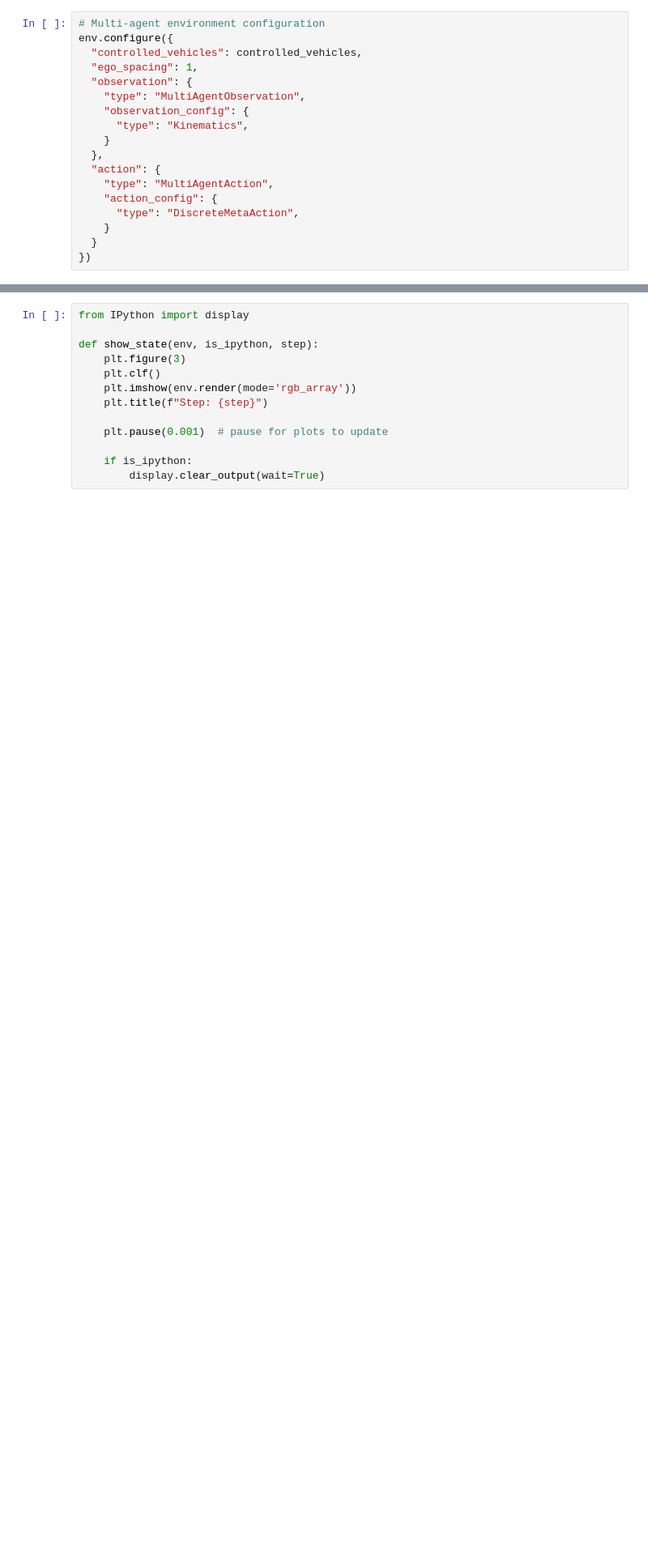
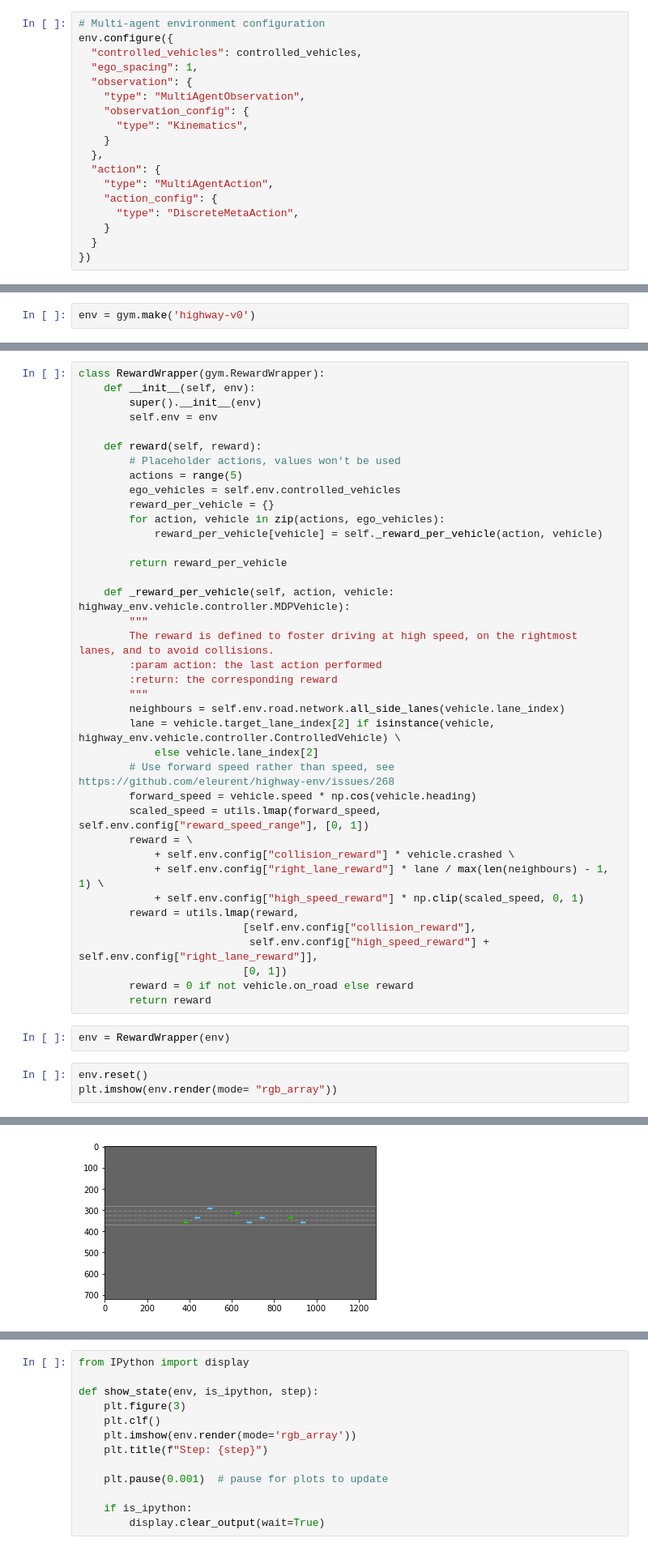
Before and after one commit to charbel-a-hC/ups-marl-benchmark, a Jupyter notebook: SML_CharbelAbiHana_Project.ipynb, the cells around one changed output, grey strips where cells are left out. Shown at 81% size. Drawn from its saved outputs; the diff is of its cells as text; blank space fills up the shorter version.

Commit message:
Added MARL Rewards Function

```diff
--- a/SML_CharbelAbiHana_Project.ipynb
+++ b/SML_CharbelAbiHana_Project.ipynb
@@ -365,0 +356,2 @@ env.configure({
+# %%
+env = gym.make('highway-v0')
@@ -365,0 +411,44 @@ env.configure({
+# %%
+class RewardWrapper(gym.RewardWrapper):
+    def __init__(self, env):
+        super().__init__(env)
+        self.env = env
+
+    def reward(self, reward):
+        # Placeholder actions, values won't be used
+        actions = range(5)
+        ego_vehicles = self.env.controlled_vehicles
+        reward_per_vehicle = {}
+        for action, vehicle in zip(actions, ego_vehicles):
+            reward_per_vehicle[vehicle] = self._reward_per_vehicle(action, vehicle)
+
+        return reward_per_vehicle
+
+    def _reward_per_vehicle(self, action, vehicle: highway_env.vehicle.controller.MDPVehicle):
+        """
+        The reward is defined to foster driving at high speed, on the rightmost lanes, and to avoid collisions.
+        :param action: the last action performed
+        :return: the corresponding reward
+        """
+        neighbours = self.env.road.network.all_side_lanes(vehicle.lane_index)
+        lane = vehicle.target_lane_index[2] if isinstance(vehicle, highway_env.vehicle.controller.ControlledVehicle) \
+            else vehicle.lane_index[2]
+        # Use forward speed rather than speed, see https://github.com/eleurent/highway-env/issues/268
+        forward_speed = vehicle.speed * np.cos(vehicle.heading)
+        scaled_speed = utils.lmap(forward_speed, self.env.config["reward_speed_range"], [0, 1])
+        reward = \
+            + self.env.config["collision_reward"] * vehicle.crashed \
+            + self.env.config["right_lane_reward"] * lane / max(len(neighbours) - 1, 1) \
+            + self.env.config["high_speed_reward"] * np.clip(scaled_speed, 0, 1)
+        reward = utils.lmap(reward,
+                          [self.env.config["collision_reward"],
+                           self.env.config["high_speed_reward"] + self.env.config["right_lane_reward"]],
+                          [0, 1])
+        reward = 0 if not vehicle.on_road else reward
+        return reward
+# %%
+env = RewardWrapper(env)
+# %%
+env.reset()
+plt.imshow(env.render(mode= "rgb_array"))
+# %% [output]
@@ -365,0 +456 @@ env.configure({
+[figure, added]
```
Also changed, not shown: parts of 16 cells of this notebook, 4 other files.
